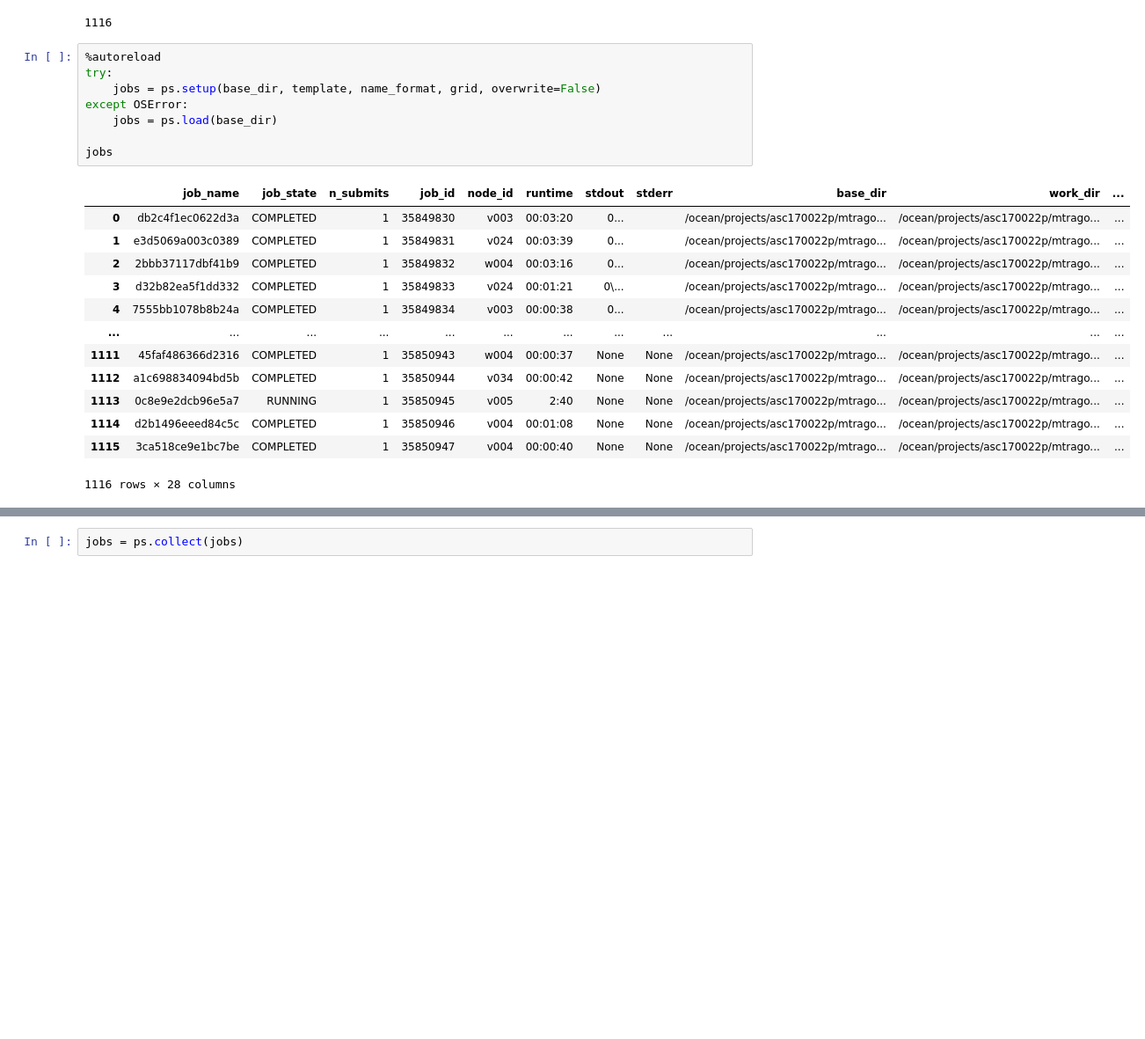
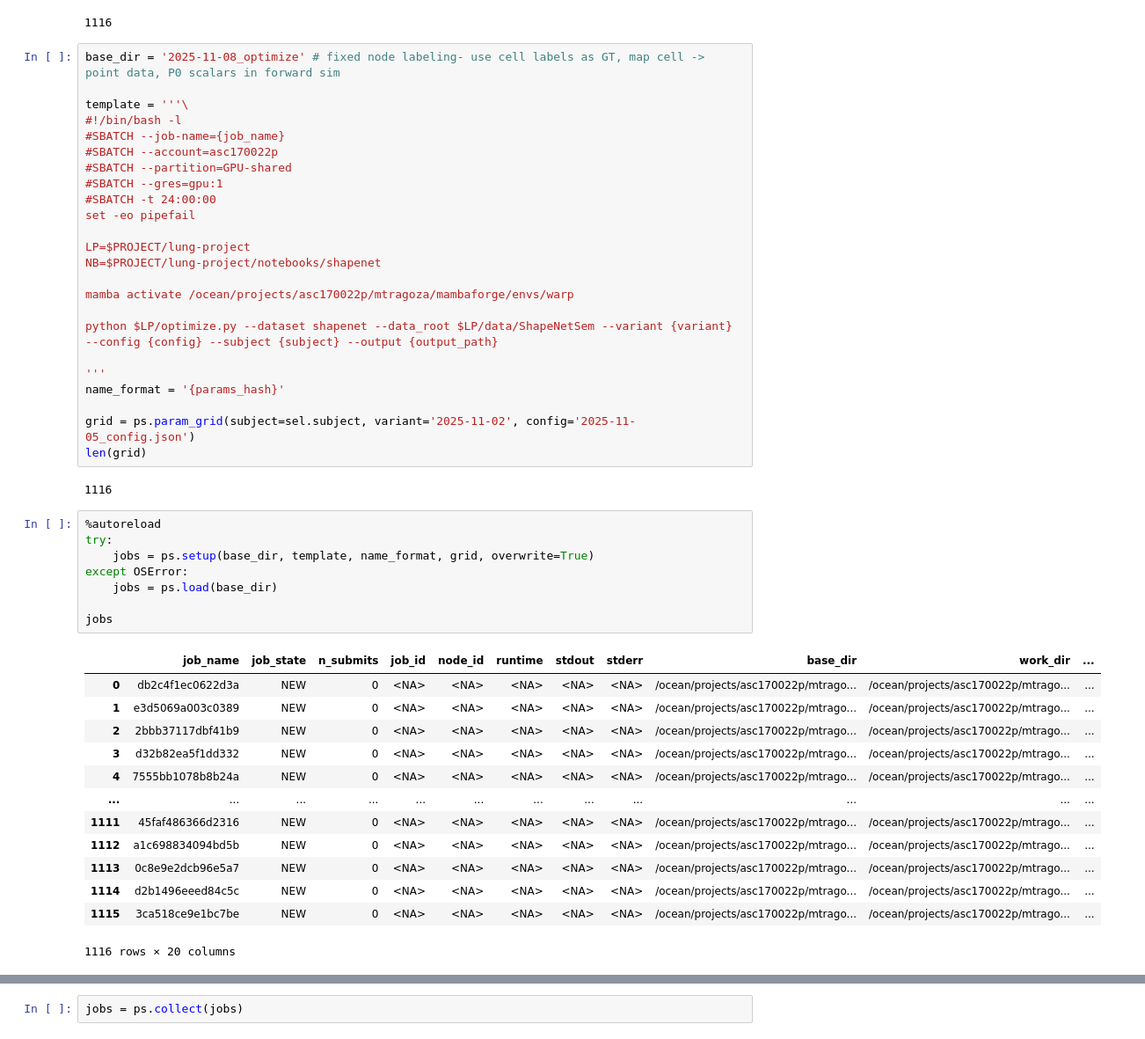
Before and after one commit to mattragoza/lung-project, a Jupyter notebook: notebooks/shapenet/21-optimize-experiment.ipynb, the cells around one changed output, grey strips where cells are left out. Shown at 88% size. Drawn from its saved outputs; the diff is of its cells as text; blank space fills up the shorter version.

Commit message:
cell labels as source, map cells to points, P0 vs P1 scalars, rasterization, start training script

```diff
--- a/notebooks/shapenet/21-optimize-experiment.ipynb
+++ b/notebooks/shapenet/21-optimize-experiment.ipynb
@@ -81,28 +81,54 @@ grid = ps.param_grid(subject=sel.subject, variant='2025-11-02', config='2025-11-
 len(grid)
 # %% [output]
 1116
+# %%
+base_dir = '2025-11-08_optimize' # fixed node labeling- use cell labels as GT, map cell -> point data, P0 scalars in forward sim
+
+template = '''\
+#!/bin/bash -l
+#SBATCH --job-name={job_name}
+#SBATCH --account=asc170022p
+#SBATCH --partition=GPU-shared
+#SBATCH --gres=gpu:1
+#SBATCH -t 24:00:00
+set -eo pipefail
+
+LP=$PROJECT/lung-project
+NB=$PROJECT/lung-project/notebooks/shapenet
+
+mamba activate /ocean/projects/asc170022p/mtragoza/mambaforge/envs/warp
+
+python $LP/optimize.py --dataset shapenet --data_root $LP/data/ShapeNetSem --variant {variant} --config {config} --subject {subject} --output {output_path}
+
+'''
+name_format = '{params_hash}'
+
+grid = ps.param_grid(subject=sel.subject, variant='2025-11-02', config='2025-11-05_config.json')
+len(grid)
+# %% [output]
+1116
 # %%
 %autoreload
 try:
-    jobs = ps.setup(base_dir, template, name_format, grid, overwrite=False)
+    jobs = ps.setup(base_dir, template, name_format, grid, overwrite=True)
 except OSError:
     jobs = ps.load(base_dir)
 
 jobs
 # %% [output]
 |  | job_name | job_state | n_submits | job_id | node_id | runtime | stdout | stderr | base_dir | work_dir | ... |
-| 0 | db2c4f1ec0622d3a | COMPLETED | 1 | 35849830 | v003 | 00:03:20 | 0... |  | /ocean/projects/asc170022p/mtrago... | /ocean/projects/asc170022p/mtrago... | ... |
-| 1 | e3d5069a003c0389 | COMPLETED | 1 | 35849831 | v024 | 00:03:39 | 0... |  | /ocean/projects/asc170022p/mtrago... | /ocean/projects/asc170022p/mtrago... | ... |
-| 2 | 2bbb37117dbf41b9 | COMPLETED | 1 | 35849832 | w004 | 00:03:16 | 0... |  | /ocean/projects/asc170022p/mtrago... | /ocean/projects/asc170022p/mtrago... | ... |
-| 3 | d32b82ea5f1dd332 | COMPLETED | 1 | 35849833 | v024 | 00:01:21 | 0\... |  | /ocean/projects/asc170022p/mtrago... | /ocean/projects/asc170022p/mtrago... | ... |
-| 4 | 7555bb1078b8b24a | COMPLETED | 1 | 35849834 | v003 | 00:00:38 | 0... |  | /ocean/projects/asc170022p/mtrago... | /ocean/projects/asc170022p/mtrago... | ... |
+| 0 | db2c4f1ec0622d3a | NEW | 0 | <NA> | <NA> | <NA> | <NA> | <NA> | /ocean/projects/asc170022p/mtrago... | /ocean/projects/asc170022p/mtrago... | ... |
+| 1 | e3d5069a003c0389 | NEW | 0 | <NA> | <NA> | <NA> | <NA> | <NA> | /ocean/projects/asc170022p/mtrago... | /ocean/projects/asc170022p/mtrago... | ... |
+| 2 | 2bbb37117dbf41b9 | NEW | 0 | <NA> | <NA> | <NA> | <NA> | <NA> | /ocean/projects/asc170022p/mtrago... | /ocean/projects/asc170022p/mtrago... | ... |
+| 3 | d32b82ea5f1dd332 | NEW | 0 | <NA> | <NA> | <NA> | <NA> | <NA> | /ocean/projects/asc170022p/mtrago... | /ocean/projects/asc170022p/mtrago... | ... |
+| 4 | 7555bb1078b8b24a | NEW | 0 | <NA> | <NA> | <NA> | <NA> | <NA> | /ocean/projects/asc170022p/mtrago... | /ocean/projects/asc170022p/mtrago... | ... |
 | ... | ... | ... | ... | ... | ... | ... | ... | ... | ... | ... | ... |
-| 1111 | 45faf486366d2316 | COMPLETED | 1 | 35850943 | w004 | 00:00:37 | None | None | /ocean/projects/asc170022p/mtrago... | /ocean/projects/asc170022p/mtrago... | ... |
-| 1112 | a1c698834094bd5b | COMPLETED | 1 | 35850944 | v034 | 00:00:42 | None | None | /ocean/projects/asc170022p/mtrago... | /ocean/projects/asc170022p/mtrago... | ... |
-| 1113 | 0c8e9e2dcb96e5a7 | RUNNING | 1 | 35850945 | v005 | 2:40 | None | None | /ocean/projects/asc170022p/mtrago... | /ocean/projects/asc170022p/mtrago... | ... |
-| 1114 | d2b1496eeed84c5c | COMPLETED | 1 | 35850946 | v004 | 00:01:08 | None | None | /ocean/projects/asc170022p/mtrago... | /ocean/projects/asc170022p/mtrago... | ... |
-| 1115 | 3ca518ce9e1bc7be | COMPLETED | 1 | 35850947 | v004 | 00:00:40 | None | None | /ocean/projects/asc170022p/mtrago... | /ocean/projects/asc170022p/mtrago... | ... |
+| 1111 | 45faf486366d2316 | NEW | 0 | <NA> | <NA> | <NA> | <NA> | <NA> | /ocean/projects/asc170022p/mtrago... | /ocean/projects/asc170022p/mtrago... | ... |
+| 1112 | a1c698834094bd5b | NEW | 0 | <NA> | <NA> | <NA> | <NA> | <NA> | /ocean/projects/asc170022p/mtrago... | /ocean/projects/asc170022p/mtrago... | ... |
+| 1113 | 0c8e9e2dcb96e5a7 | NEW | 0 | <NA> | <NA> | <NA> | <NA> | <NA> | /ocean/projects/asc170022p/mtrago... | /ocean/projects/asc170022p/mtrago... | ... |
+| 1114 | d2b1496eeed84c5c | NEW | 0 | <NA> | <NA> | <NA> | <NA> | <NA> | /ocean/projects/asc170022p/mtrago... | /ocean/projects/asc170022p/mtrago... | ... |
+| 1115 | 3ca518ce9e1bc7be | NEW | 0 | <NA> | <NA> | <NA> | <NA> | <NA> | /ocean/projects/asc170022p/mtrago... | /ocean/projects/asc170022p/mtrago... | ... |
-1116 rows × 28 columns
+1116 rows × 20 columns
 # %%
 %autoreload
 jobs = ps.recover(jobs)
```
Also changed, not shown: parts of 2 cells of this notebook, 16 other files.
